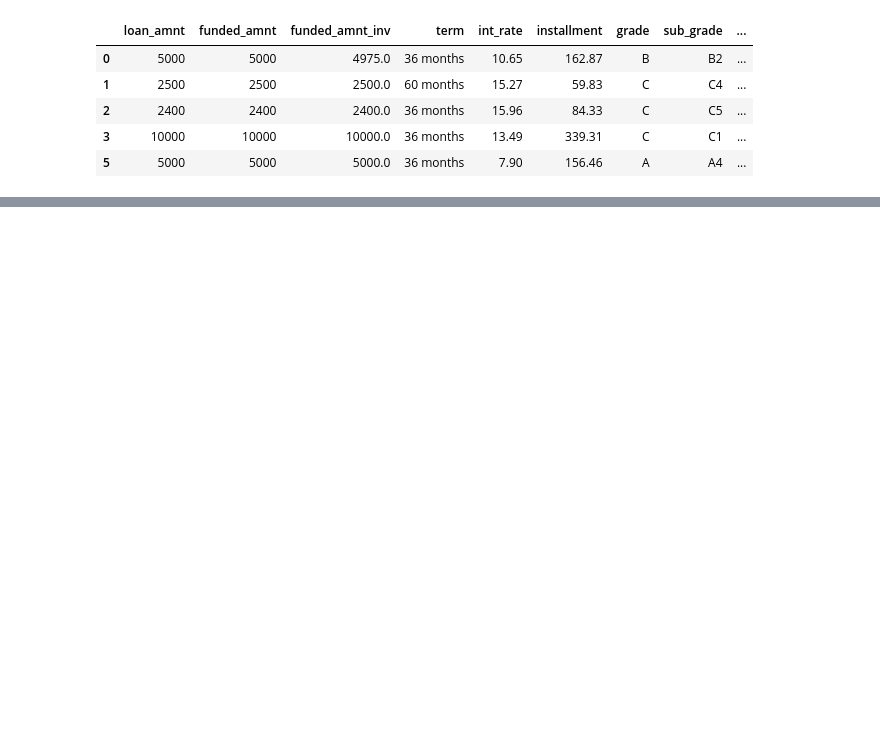
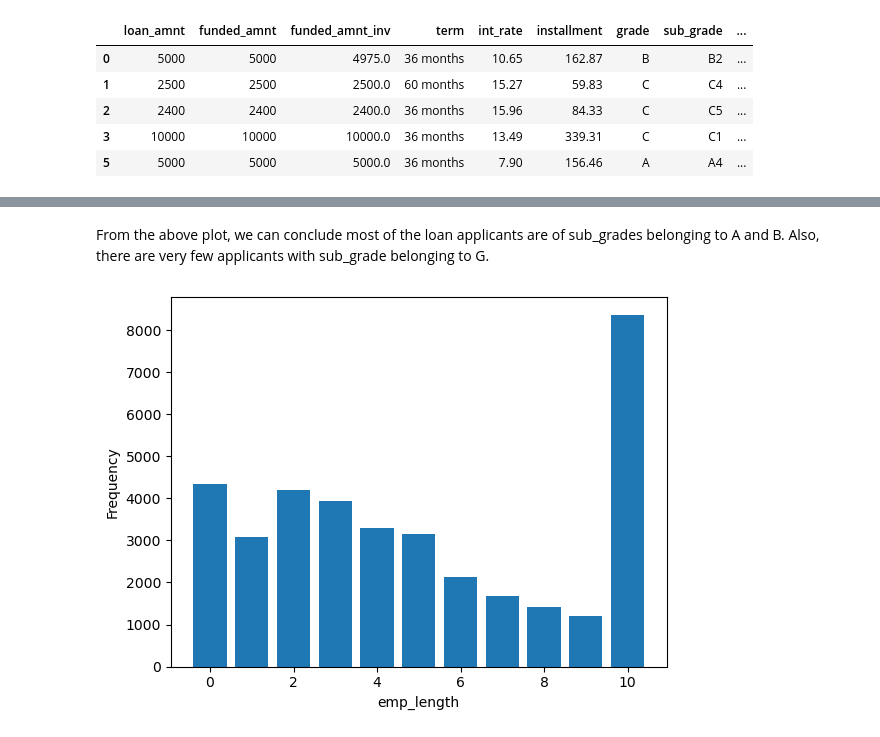
Before and after one commit to shivasaibondugula/LendingClub, a Jupyter notebook: shiva_sai_bondugula.ipynb, the cells around one changed output, grey strips where cells are left out. Saved outputs shown, nothing was run; the diff lists cells and outputs as text; code cells hidden in the pictures; blank space fills up the shorter version.

```diff
--- a/shiva_sai_bondugula.ipynb
+++ b/shiva_sai_bondugula.ipynb
@@ -605,0 +648,12 @@ We can see the loan applicants are more for addr_state "CA" followed by "NY" and
+# %% [markdown]
+From the above plot, we can conclude most of the loan applicants are of sub_grades belonging to A and B.
+Also, there are very few applicants with sub_grade belonging to G.
+# %%
+ua_ocv_emp_length = loan_data.groupby(by="emp_length").size()
+ua_ocv_emp_length.sort_index()
+plt.bar(ua_ocv_emp_length.index,ua_ocv_emp_length.values)
+plt.ylabel("Frequency")
+plt.xlabel("emp_length")
+plt.show()
+# %% [output]
+[figure, added]
```
Also changed, not shown: parts of 60 cells of this notebook.
